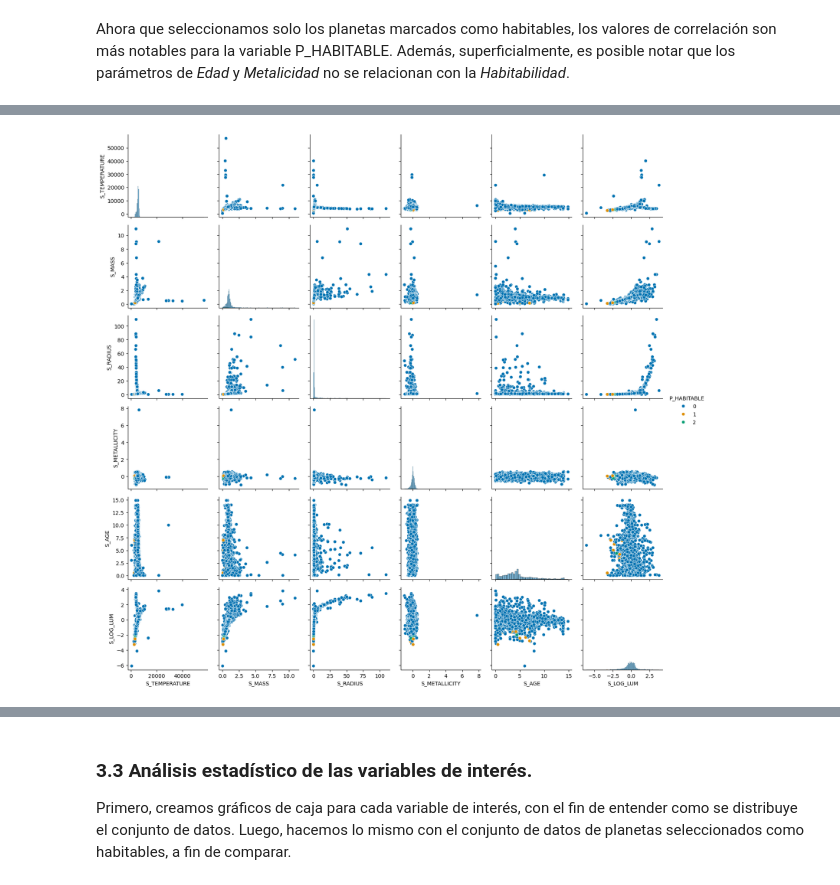
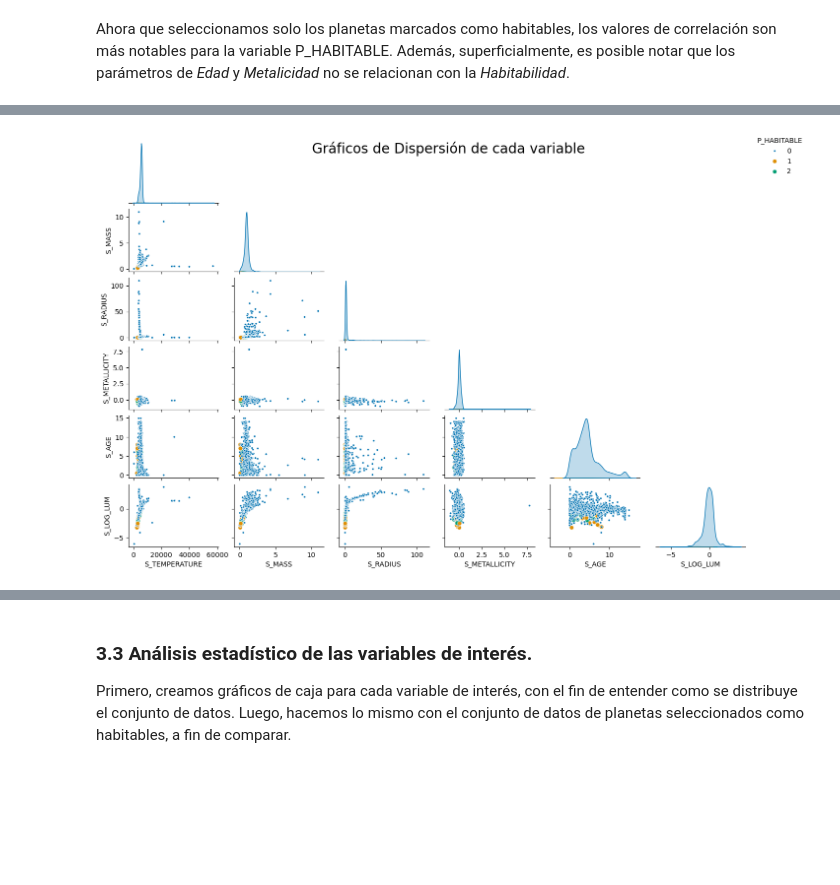
Before and after one commit to sphxisnot/Big-Data-2026, a Jupyter notebook: Hackaton_planetas_grupo_3.ipynb, the cells around one changed output, grey strips where cells are left out. Cells and saved outputs as stored; diff of their text form; code cells hidden in the pictures; blank space fills up the shorter version.

```diff
--- a/Hackaton_planetas_grupo_3.ipynb
+++ b/Hackaton_planetas_grupo_3.ipynb
@@ -164,13 +153,10 @@ plt.show()
-# %%
-# to do: decidir so conservar este o no, arreglar la legibilidad
-def log_scatter(x,y,**kwargs):
-    a =plt.scatter(x,y,**kwargs)
-    plt.xscale("log")
-    plt.yscale("log")
-g = sns.PairGrid(data[params2],hue="P_HABITABLE",palette="colorblind")
-g.map_diag(sns.histplot)
-g.map_offdiag(sns.scatterplot)
-g.add_legend()
-plt.show()
-# %% [output]
-[figure, removed]
+# %%
+g = sns.pairplot(data[params2], hue="P_HABITABLE", corner=True, aspect=1.5,
+                  height=1.5, palette="colorblind", diag_kind="kde",markers=[".","o","o"])
+sns.move_legend(
+    g, "upper right")
+a=plt.gcf()
+a.suptitle("Gráficos de Dispersión de cada variable",fontsize=20)
+plt.show()
+# %% [output]
+[figure, added]
```
Also changed, not shown: parts of 12 cells of this notebook.
